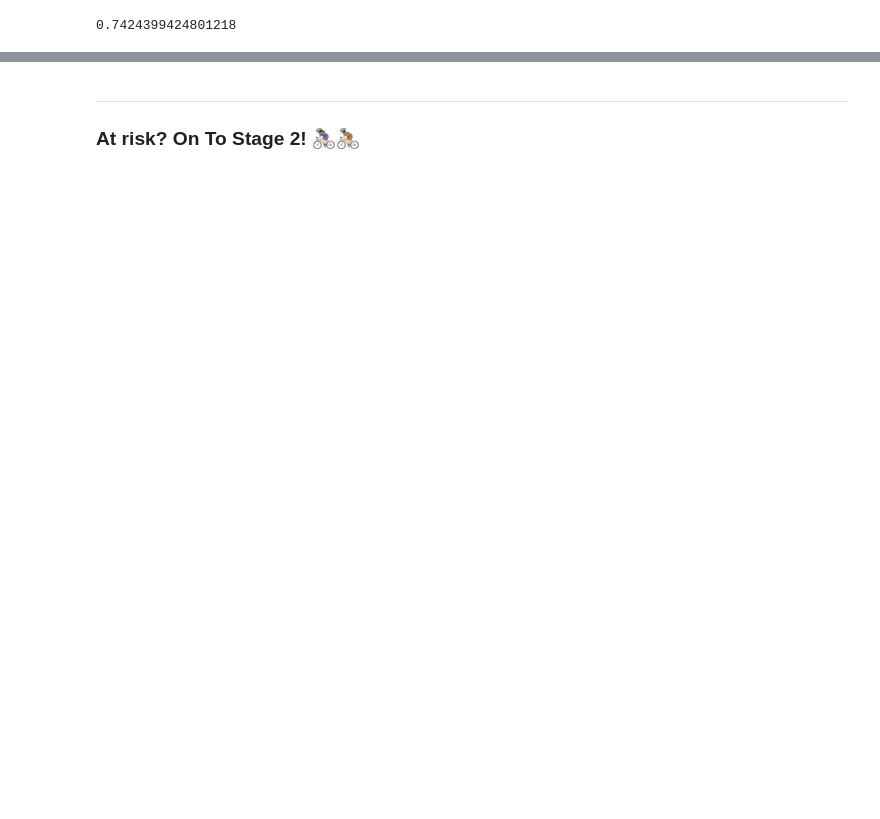
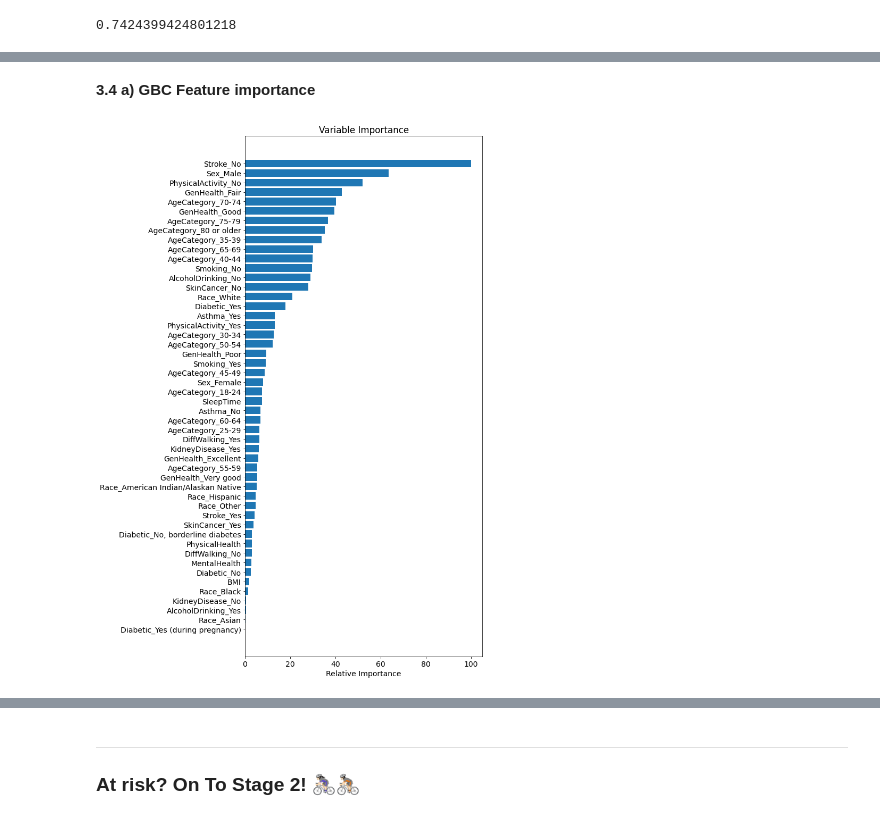
Before and after one commit to xJQx/bc2406-project, a Jupyter notebook: stage1-modelling.ipynb, the cells around one changed output, grey strips where cells are left out. Cells and saved outputs as stored; diff of their text form; code cells hidden in the pictures; blank space fills up the shorter version.

```diff
--- a/stage1-modelling.ipynb
+++ b/stage1-modelling.ipynb
@@ -747,0 +995,19 @@ print(result)
+# %% [markdown]
+**3.4 a) GBC Feature importance**
+# %%
+# Reference: https://www.kaggle.com/code/ericbae731/feature-importance-of-gradient-boosting-simple/notebook
+# Plot feature importance https://scikit-learn.org/stable/modules/generated/sklearn.svm.SVR.html#sklearn.svm.SVR
+feature_importance = gbc_m1.feature_importances_
+# make importances relative to max importance
+feature_importance = 100.0 * (feature_importance / feature_importance.max())
+sorted_idx = np.argsort(feature_importance)
+pos = np.arange(sorted_idx.shape[0]) + .5
+# plt.subplot(1, 2, 2)
+plt.figure(figsize=(8, 18))
+plt.barh(pos, feature_importance[sorted_idx], align='center')
+plt.yticks(pos, X_train.keys()[sorted_idx])
+plt.xlabel('Relative Importance')
+plt.title('Variable Importance')
+plt.show()
+# %% [output]
+[figure, added]
```
Also changed, not shown: parts of 59 cells of this notebook, 2 other files.
